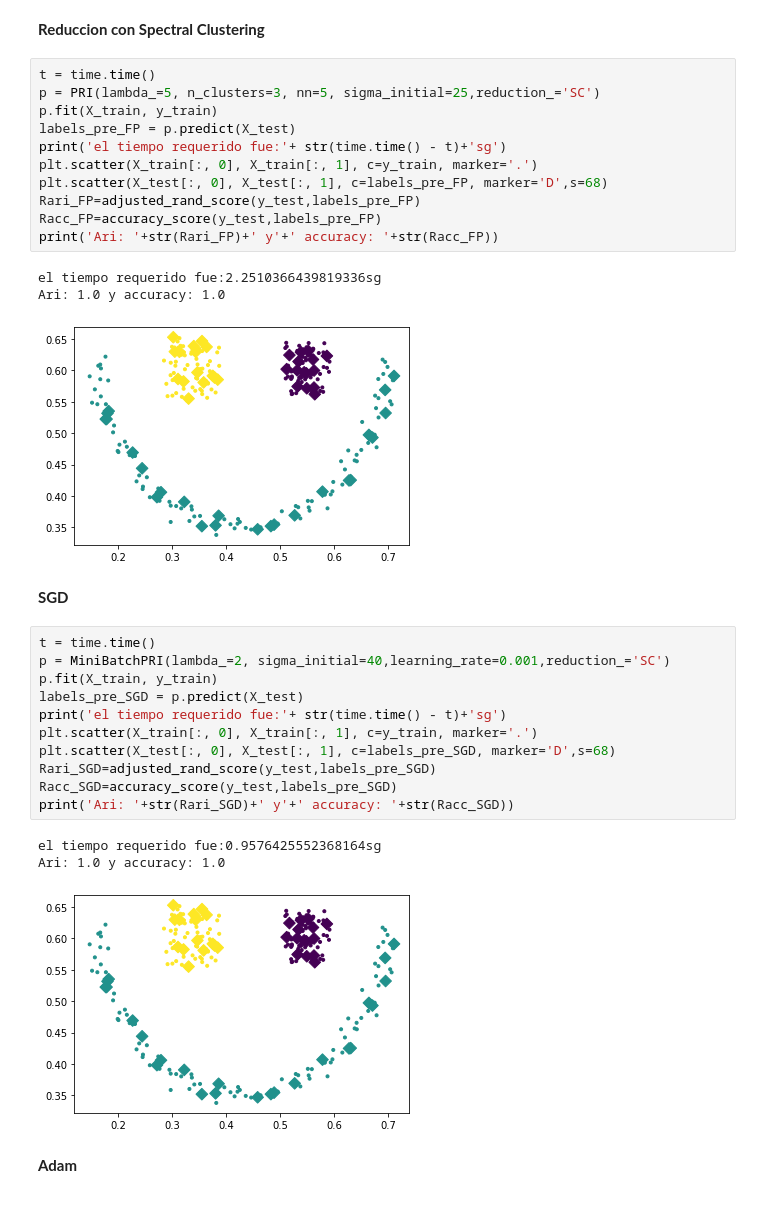
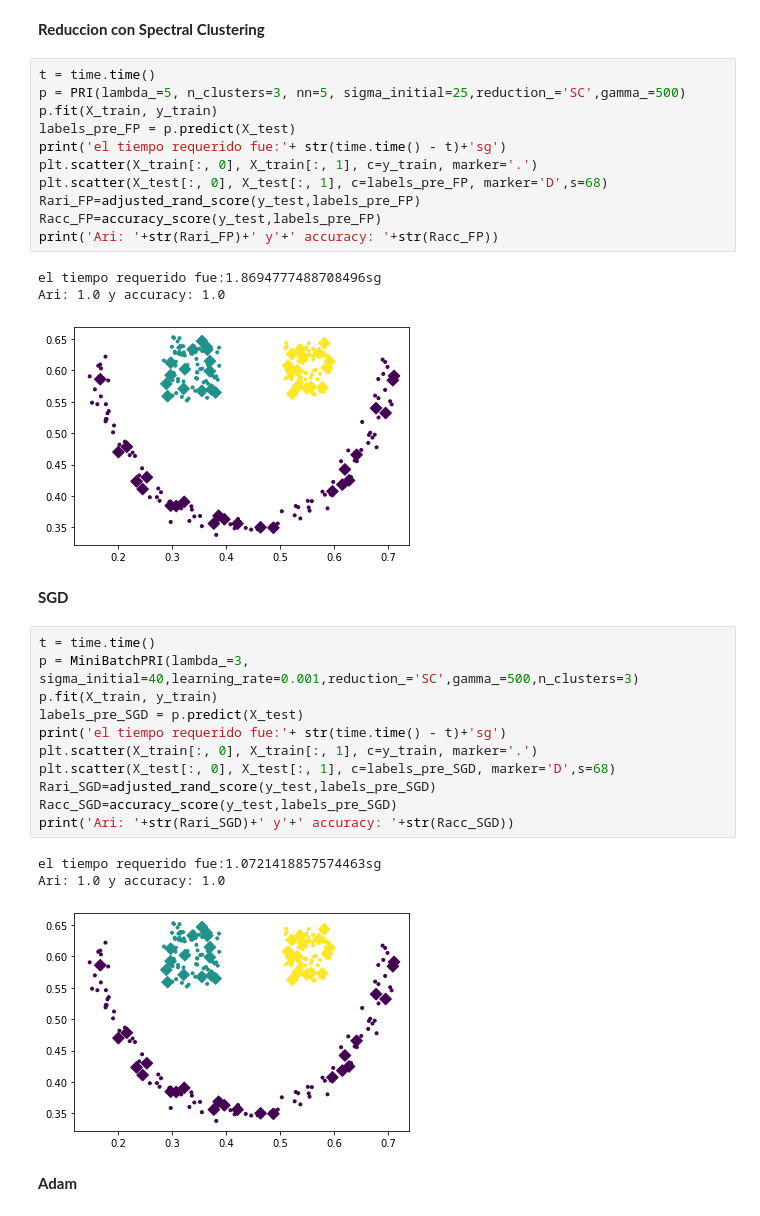
Before and after one commit to Bryan0122/PRI, a Jupyter notebook: PRI_Test2.ipynb, the cells around one changed output. Drawn from its saved outputs; the diff is of its cells as text.

```diff
--- a/PRI_Test2.ipynb
+++ b/PRI_Test2.ipynb
@@ -104,24 +104,24 @@ Ari: 0.3866953538407862 y accuracy: 0.7407407407407407
 ****Reduccion con Spectral Clustering****
 # %%
 t = time.time()
-p = PRI(lambda_=5, n_clusters=3, nn=5, sigma_initial=25,reduction_='SC')
+p = PRI(lambda_=5, n_clusters=3, nn=5, sigma_initial=25,reduction_='SC',gamma_=500)
 p.fit(X_train, y_train)
 labels_pre_FP = p.predict(X_test)
 print('el tiempo requerido fue:'+ str(time.time() - t)+'sg')
 plt.scatter(X_train[:, 0], X_train[:, 1], c=y_train, marker='.')
 plt.scatter(X_test[:, 0], X_test[:, 1], c=labels_pre_FP, marker='D',s=68)
 Rari_FP=adjusted_rand_score(y_test,labels_pre_FP)
 Racc_FP=accuracy_score(y_test,labels_pre_FP)
 print('Ari: '+str(Rari_FP)+' y'+' accuracy: '+str(Racc_FP))
 # %% [output]
-el tiempo requerido fue:2.2510366439819336sg
+el tiempo requerido fue:1.8694777488708496sg
 Ari: 1.0 y accuracy: 1.0
-[figure, old version]
+[figure, new version]
 # %% [markdown]
 **SGD**
 # %%
 t = time.time()
-p = MiniBatchPRI(lambda_=2, sigma_initial=40,learning_rate=0.001,reduction_='SC')
+p = MiniBatchPRI(lambda_=3, sigma_initial=40,learning_rate=0.001,reduction_='SC',gamma_=500,n_clusters=3)
 p.fit(X_train, y_train)
 labels_pre_SGD = p.predict(X_test)
 print('el tiempo requerido fue:'+ str(time.time() - t)+'sg')
@@ -131,9 +131,9 @@ Rari_SGD=adjusted_rand_score(y_test,labels_pre_SGD)
 Racc_SGD=accuracy_score(y_test,labels_pre_SGD)
 print('Ari: '+str(Rari_SGD)+' y'+' accuracy: '+str(Racc_SGD))
 # %% [output]
-el tiempo requerido fue:0.9576425552368164sg
+el tiempo requerido fue:1.0721418857574463sg
 Ari: 1.0 y accuracy: 1.0
-[figure, old version]
+[figure, new version]
 # %% [markdown]
 **Adam**
 # %%
```
Also changed, not shown: parts of 26 cells of this notebook.
